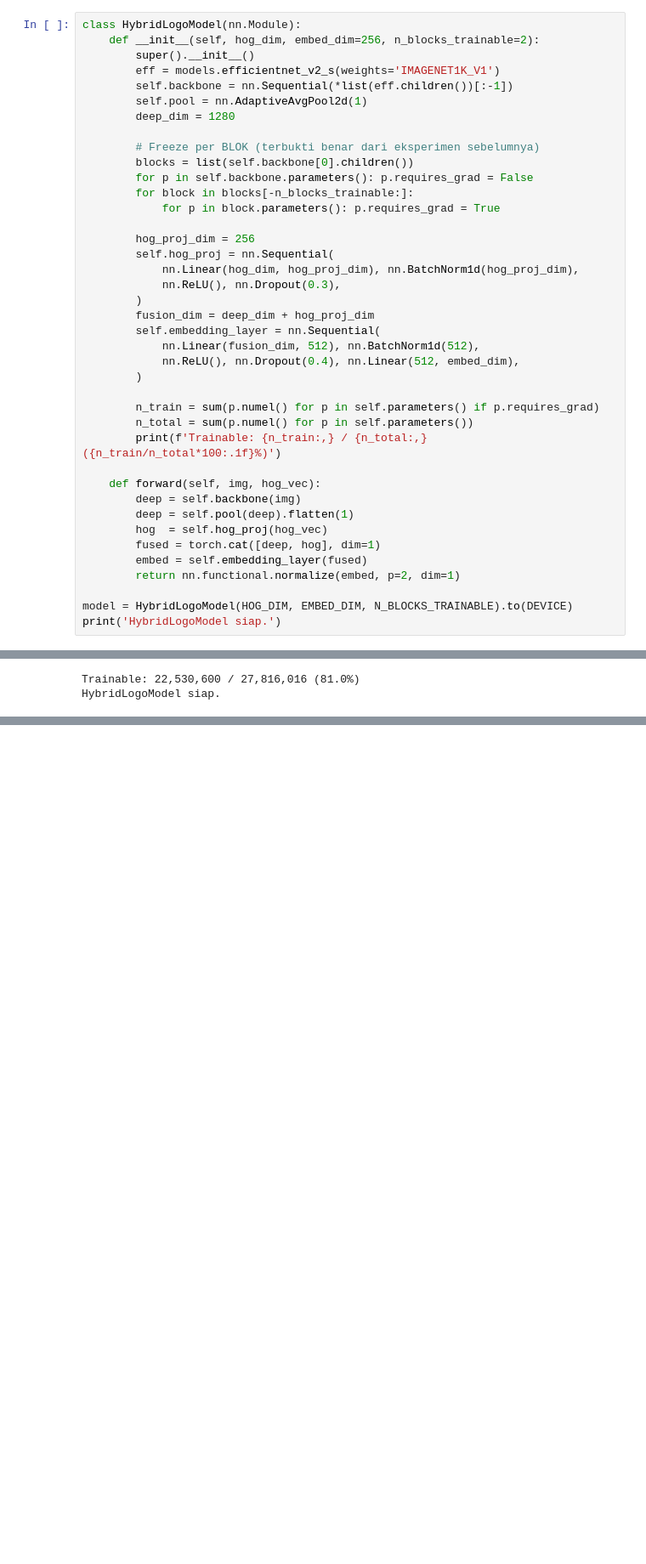
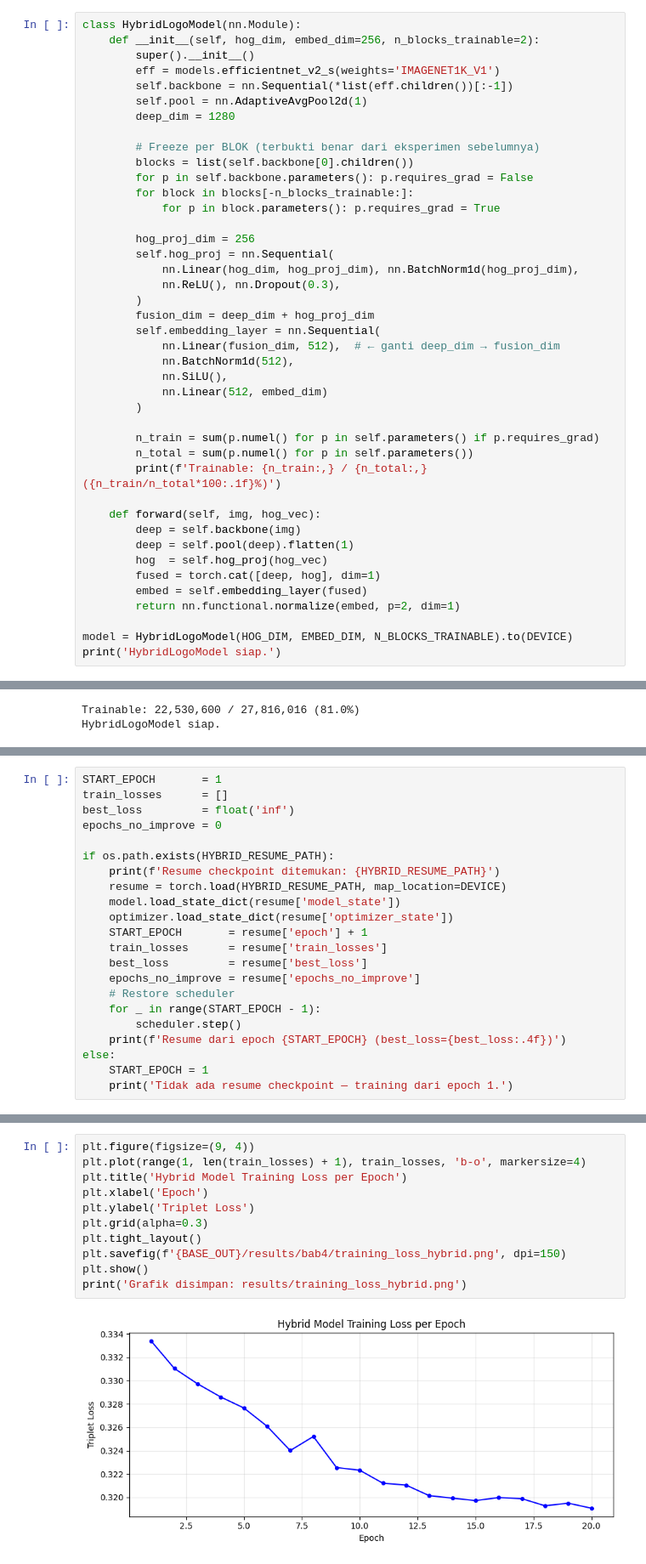
Before and after one commit to ghaniaf/logo-similarity-dss, a Jupyter notebook: hybrid-final.ipynb, the cells around one changed output, grey strips where cells are left out. Shown at 85% size. Drawn from its saved outputs; the diff is of its cells as text; blank space fills up the shorter version.

Commit message:
update hybrid-final

```diff
--- a/hybrid-final.ipynb
+++ b/hybrid-final.ipynb
@@ -343,8 +324,10 @@ class HybridLogoModel(nn.Module):
         )
         fusion_dim = deep_dim + hog_proj_dim
         self.embedding_layer = nn.Sequential(
-            nn.Linear(fusion_dim, 512), nn.BatchNorm1d(512),
-            nn.ReLU(), nn.Dropout(0.4), nn.Linear(512, embed_dim),
+            nn.Linear(fusion_dim, 512),  # ← ganti deep_dim → fusion_dim
+            nn.BatchNorm1d(512),
+            nn.SiLU(),
+            nn.Linear(512, embed_dim)
         )
 
         n_train = sum(p.numel() for p in self.parameters() if p.requires_grad)
@@ -473,0 +412,22 @@ BYPASS TRAINING: Memuat Model yang Sudah Ada & Membuat Grafik
+# %%
+START_EPOCH       = 1
+train_losses      = []
+best_loss         = float('inf')
+epochs_no_improve = 0
+
+if os.path.exists(HYBRID_RESUME_PATH):
+    print(f'Resume checkpoint ditemukan: {HYBRID_RESUME_PATH}')
+    resume = torch.load(HYBRID_RESUME_PATH, map_location=DEVICE)
+    model.load_state_dict(resume['model_state'])
+    optimizer.load_state_dict(resume['optimizer_state'])
+    START_EPOCH       = resume['epoch'] + 1
+    train_losses      = resume['train_losses']
+    best_loss         = resume['best_loss']
+    epochs_no_improve = resume['epochs_no_improve']
+    # Restore scheduler
+    for _ in range(START_EPOCH - 1):
+        scheduler.step()
+    print(f'Resume dari epoch {START_EPOCH} (best_loss={best_loss:.4f})')
+else:
+    START_EPOCH = 1
+    print('Tidak ada resume checkpoint — training dari epoch 1.')
@@ -473,0 +535,13 @@ BYPASS TRAINING: Memuat Model yang Sudah Ada & Membuat Grafik
+# %%
+plt.figure(figsize=(9, 4))
+plt.plot(range(1, len(train_losses) + 1), train_losses, 'b-o', markersize=4)
+plt.title('Hybrid Model Training Loss per Epoch')
+plt.xlabel('Epoch')
+plt.ylabel('Triplet Loss')
+plt.grid(alpha=0.3)
+plt.tight_layout()
+plt.savefig(f'{BASE_OUT}/results/bab4/training_loss_hybrid.png', dpi=150)
+plt.show()
+print('Grafik disimpan: results/training_loss_hybrid.png')
+# %% [output]
+[figure, added]
```
Also changed, not shown: parts of 47 cells of this notebook.
